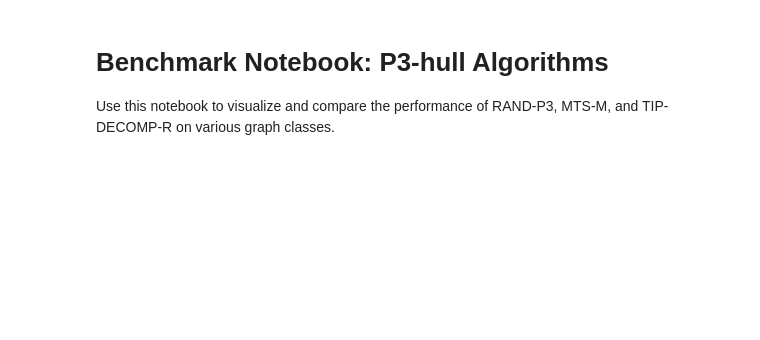
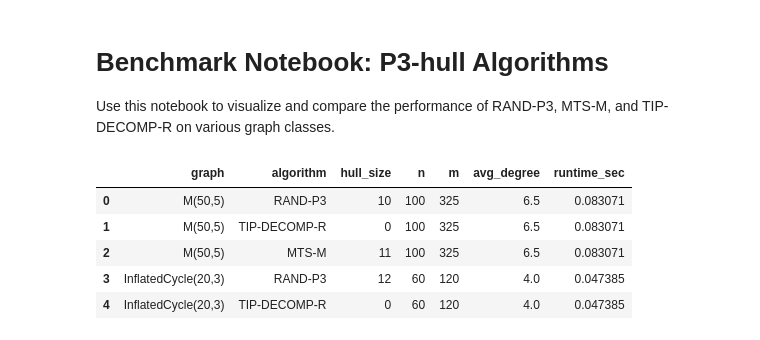
Before and after one commit to axlandrade/p3hull-lab, a Jupyter notebook: experiments/benchmark.ipynb, the cells around one changed output. Cells and saved outputs as stored; diff of their text form; code cells hidden in the pictures; blank space fills up the shorter version.

```diff
--- a/experiments/benchmark.ipynb
+++ b/experiments/benchmark.ipynb
@@ -10,10 +10,17 @@ import matplotlib.pyplot as plt
 import seaborn as sns
 # %%
 # Load benchmark results
-df = pd.read_csv("benchmark_results.csv")
+df = pd.read_csv("../benchmark_results.csv")
 
 # Display overview
 display(df.head())
+# %% [output]
+|  | graph | algorithm | hull_size | n | m | avg_degree | runtime_sec |
+| 0 | M(50,5) | RAND-P3 | 10 | 100 | 325 | 6.5 | 0.083071 |
+| 1 | M(50,5) | TIP-DECOMP-R | 0 | 100 | 325 | 6.5 | 0.083071 |
+| 2 | M(50,5) | MTS-M | 11 | 100 | 325 | 6.5 | 0.083071 |
+| 3 | InflatedCycle(20,3) | RAND-P3 | 12 | 60 | 120 | 4.0 | 0.047385 |
+| 4 | InflatedCycle(20,3) | TIP-DECOMP-R | 0 | 60 | 120 | 4.0 | 0.047385 |
 # %%
 # --- Hull size vs Algorithm ---
 plt.figure(figsize=(8,5))
```
Also changed, not shown: parts of 3 cells of this notebook, 46 other files.
